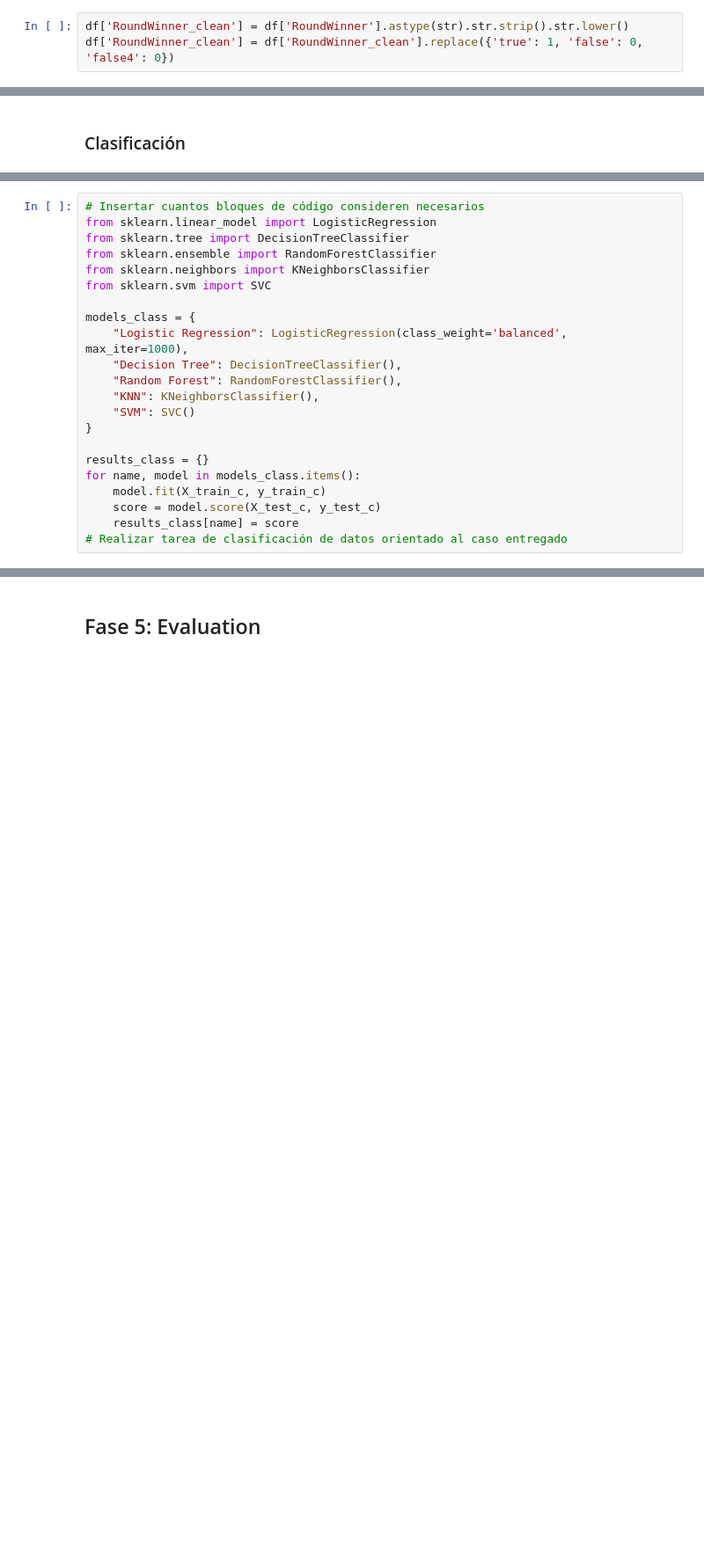
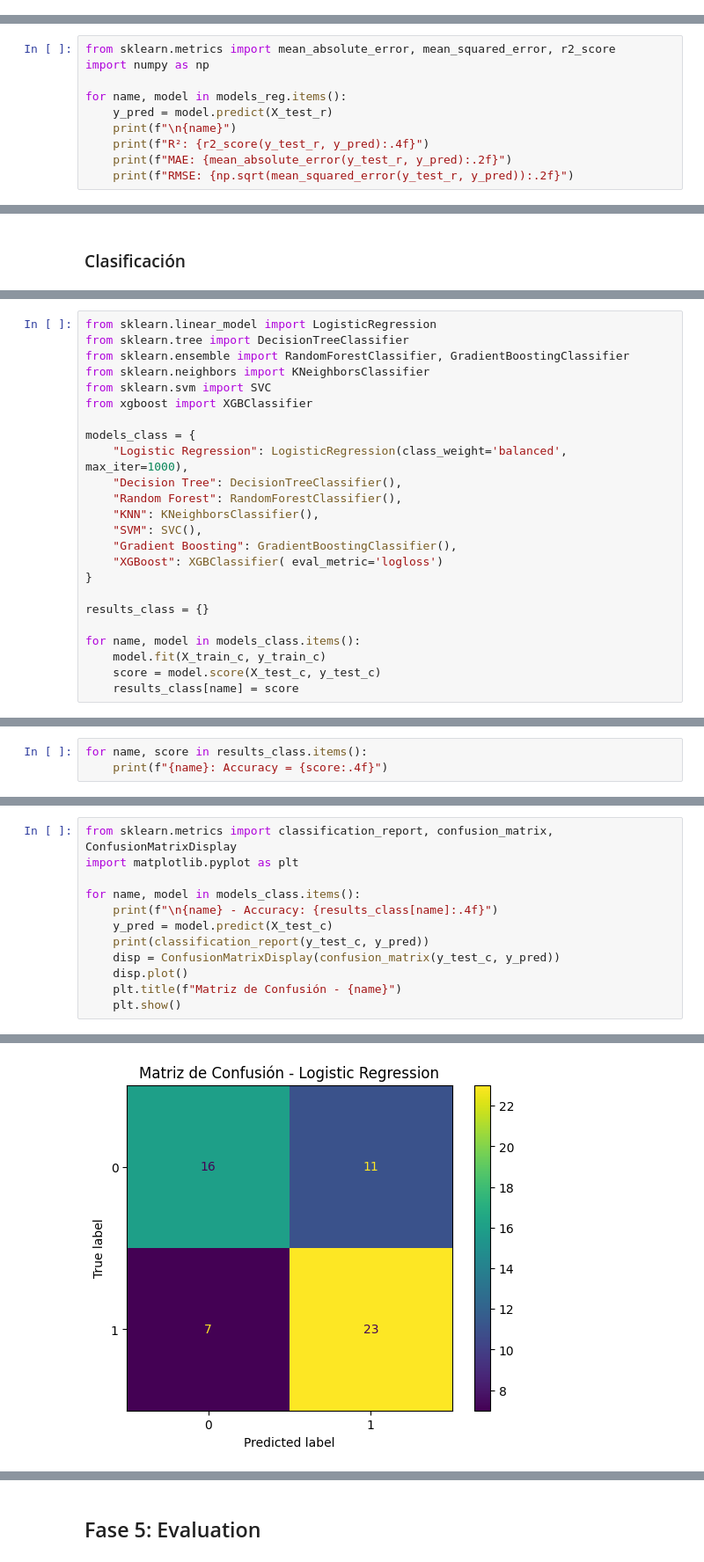
Before and after one commit to josemarcelovg/Gugulcollab2, a Jupyter notebook: Informe_Tecnico2_FMY0100.ipynb, the cells around one changed output, grey strips where cells are left out. Shown at 88% size. Saved outputs shown, nothing was run; the diff lists cells and outputs as text; blank space fills up the shorter version.

```diff
--- a/Informe_Tecnico2_FMY0100.ipynb
+++ b/Informe_Tecnico2_FMY0100.ipynb
@@ -227,3 +166,0 @@ print(raros)
-# %%
-df['RoundWinner_clean'] = df['RoundWinner'].astype(str).str.strip().str.lower()
-df['RoundWinner_clean'] = df['RoundWinner_clean'].replace({'true': 1, 'false': 0, 'false4': 0})
@@ -293,0 +321,10 @@ for name, model in models_reg.items():
+# %%
+from sklearn.metrics import mean_absolute_error, mean_squared_error, r2_score
+import numpy as np
+
+for name, model in models_reg.items():
+    y_pred = model.predict(X_test_r)
+    print(f"\n{name}")
+    print(f"R²: {r2_score(y_test_r, y_pred):.4f}")
+    print(f"MAE: {mean_absolute_error(y_test_r, y_pred):.2f}")
+    print(f"RMSE: {np.sqrt(mean_squared_error(y_test_r, y_pred)):.2f}")
@@ -296,22 +398,24 @@ for name, model in models_reg.items():
 # %%
-# Insertar cuantos bloques de código consideren necesarios
 from sklearn.linear_model import LogisticRegression
 from sklearn.tree import DecisionTreeClassifier
-from sklearn.ensemble import RandomForestClassifier
+from sklearn.ensemble import RandomForestClassifier, GradientBoostingClassifier
 from sklearn.neighbors import KNeighborsClassifier
 from sklearn.svm import SVC
+from xgboost import XGBClassifier
 
 models_class = {
     "Logistic Regression": LogisticRegression(class_weight='balanced', max_iter=1000),
     "Decision Tree": DecisionTreeClassifier(),
     "Random Forest": RandomForestClassifier(),
     "KNN": KNeighborsClassifier(),
-    "SVM": SVC()
+    "SVM": SVC(),
+    "Gradient Boosting": GradientBoostingClassifier(),
+    "XGBoost": XGBClassifier( eval_metric='logloss')
 }
 
 results_class = {}
+
 for name, model in models_class.items():
     model.fit(X_train_c, y_train_c)
     score = model.score(X_test_c, y_test_c)
     results_class[name] = score
-# Realizar tarea de clasificación de datos orientado al caso entregado
@@ -317,0 +430,3 @@ for name, model in models_class.items():
+# %%
+for name, score in results_class.items():
+    print(f"{name}: Accuracy = {score:.4f}")
@@ -317,0 +441,13 @@ for name, model in models_class.items():
+# %%
+from sklearn.metrics import classification_report, confusion_matrix, ConfusionMatrixDisplay
+import matplotlib.pyplot as plt
+
+for name, model in models_class.items():
+    print(f"\n{name} - Accuracy: {results_class[name]:.4f}")
+    y_pred = model.predict(X_test_c)
+    print(classification_report(y_test_c, y_pred))
+    disp = ConfusionMatrixDisplay(confusion_matrix(y_test_c, y_pred))
+    disp.plot()
+    plt.title(f"Matriz de Confusión - {name}")
+    plt.show()
+# %% [output]
@@ -317,0 +463 @@ for name, model in models_class.items():
+[figure, added]
```
Also changed, not shown: parts of 32 cells of this notebook.
